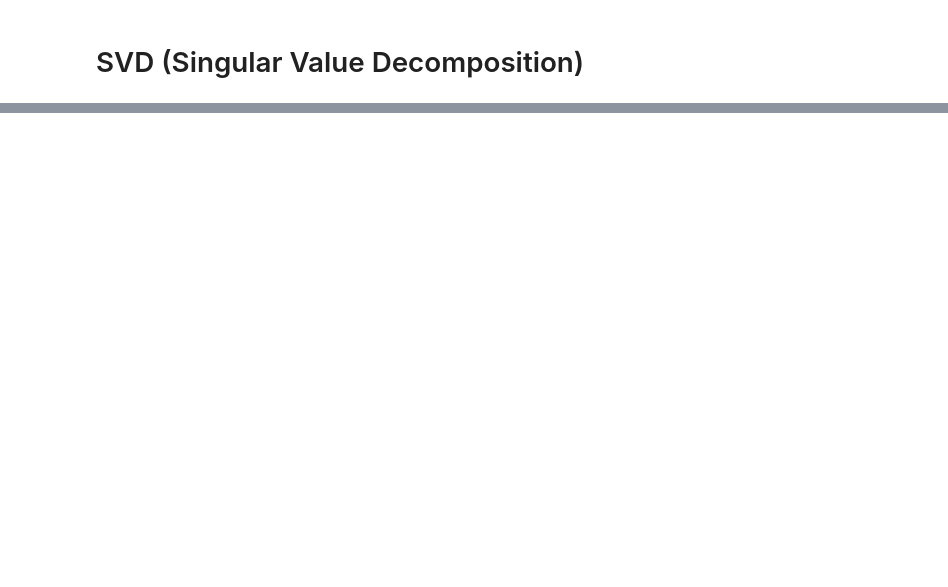
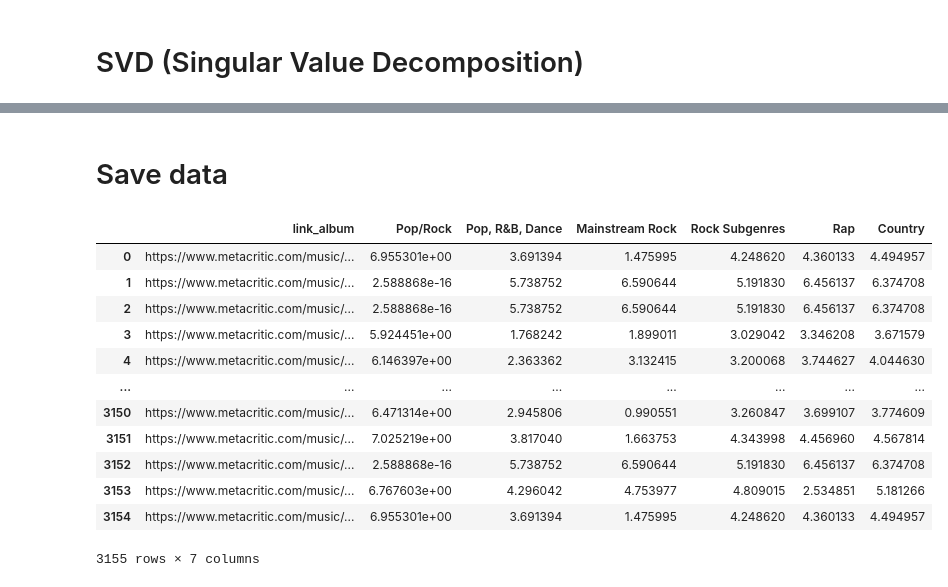
Before and after one commit to wainejr/CSB53, a Jupyter notebook: notebooks/genres_clusters_analysis.ipynb, the cells around one changed output, grey strips where cells are left out. Saved outputs shown, nothing was run; the diff lists cells and outputs as text; code cells hidden in the pictures; blank space fills up the shorter version.

```diff
--- a/notebooks/genres_analysis.ipynb
+++ b/notebooks/genres_clusters_analysis.ipynb
@@ -362,0 +373,2 @@ with sns.axes_style("white"):
+# %% [markdown]
+# Save data
@@ -362,0 +384,63 @@ with sns.axes_style("white"):
+# %%
+# Save albums distance to clusters
+
+df = pd.read_json(filename, convert_dates=["release_date"])
+df.reset_index(inplace=True)
+
+df_genres_albums = df[["link_album", "genres"]]
+
+# Function to get genres position, using average from genres
+def get_genres_pos(genres: List[str]):
+    genres = [g for g in genres if g in df_cocurrency.columns]
+    if(len(genres) == 0):
+        return None
+
+    arr = df_cocurrency[genres[0]].values.copy()
+    for g in genres[1:]:
+        arr += df_cocurrency[g].values.copy()
+    return arr / len(genres)
+# %%
+from scipy.spatial import distance
+
+# Dictionary with data to save
+dct_albums_cluster_dist = {"link_album": []}
+# Cluster to measure distance
+for c in genres_cluster:
+    dct_albums_cluster_dist[c] = []
+
+# For each album
+for idx, row in df_genres_albums.iterrows():
+    link_album, genres = row["link_album"], row["genres"]
+    if(genres is None):
+        continue
+    album_pos = get_genres_pos(genres)
+    if(album_pos is None):
+        continue
+    album_distances = {}
+    # For each cluster, measure euclidean distance from genre
+    for c, val in genres_cluster.items():
+        center = val["center"]
+        cluster_distance = distance.euclidean(center, album_pos)
+        album_distances[c] = cluster_distance
+
+    # Add data to dictionary
+    dct_albums_cluster_dist["link_album"].append(link_album)
+    for c, val in album_distances.items():
+        dct_albums_cluster_dist[c].append(album_distances[c])
+
+df_albums_cluster_dist = pd.DataFrame.from_dict(dct_albums_cluster_dist)
+df_albums_cluster_dist
+# %% [output]
+|  | link_album | Pop/Rock | Pop, R&B, Dance | Mainstream Rock | Rock Subgenres | Rap | Country |
+| 0 | https://www.metacritic.com/music/... | 6.955301e+00 | 3.691394 | 1.475995 | 4.248620 | 4.360133 | 4.494957 |
+| 1 | https://www.metacritic.com/music/... | 2.588868e-16 | 5.738752 | 6.590644 | 5.191830 | 6.456137 | 6.374708 |
+| 2 | https://www.metacritic.com/music/... | 2.588868e-16 | 5.738752 | 6.590644 | 5.191830 | 6.456137 | 6.374708 |
+| 3 | https://www.metacritic.com/music/... | 5.924451e+00 | 1.768242 | 1.899011 | 3.029042 | 3.346208 | 3.671579 |
+| 4 | https://www.metacritic.com/music/... | 6.146397e+00 | 2.363362 | 3.132415 | 3.200068 | 3.744627 | 4.044630 |
+| ... | ... | ... | ... | ... | ... | ... | ... |
+| 3150 | https://www.metacritic.com/music/... | 6.471314e+00 | 2.945806 | 0.990551 | 3.260847 | 3.699107 | 3.774609 |
+| 3151 | https://www.metacritic.com/music/... | 7.025219e+00 | 3.817040 | 1.663753 | 4.343998 | 4.456960 | 4.567814 |
+| 3152 | https://www.metacritic.com/music/... | 2.588868e-16 | 5.738752 | 6.590644 | 5.191830 | 6.456137 | 6.374708 |
+| 3153 | https://www.metacritic.com/music/... | 6.767603e+00 | 4.296042 | 4.753977 | 4.809015 | 2.534851 | 5.181266 |
+| 3154 | https://www.metacritic.com/music/... | 6.955301e+00 | 3.691394 | 1.475995 | 4.248620 | 4.360133 | 4.494957 |
+3155 rows × 7 columns
```
Also changed, not shown: parts of 10 cells of this notebook, 4 other files.
